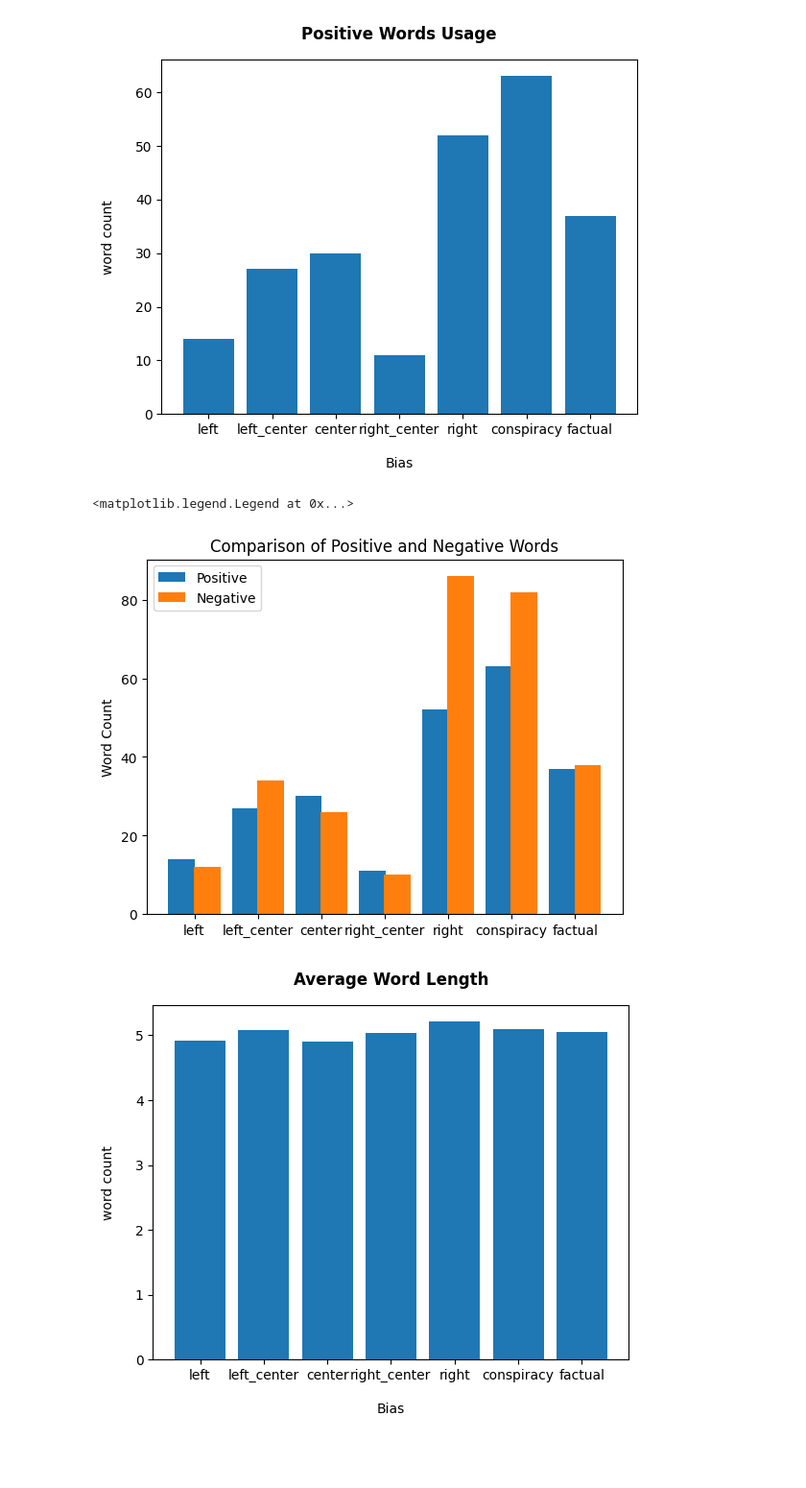
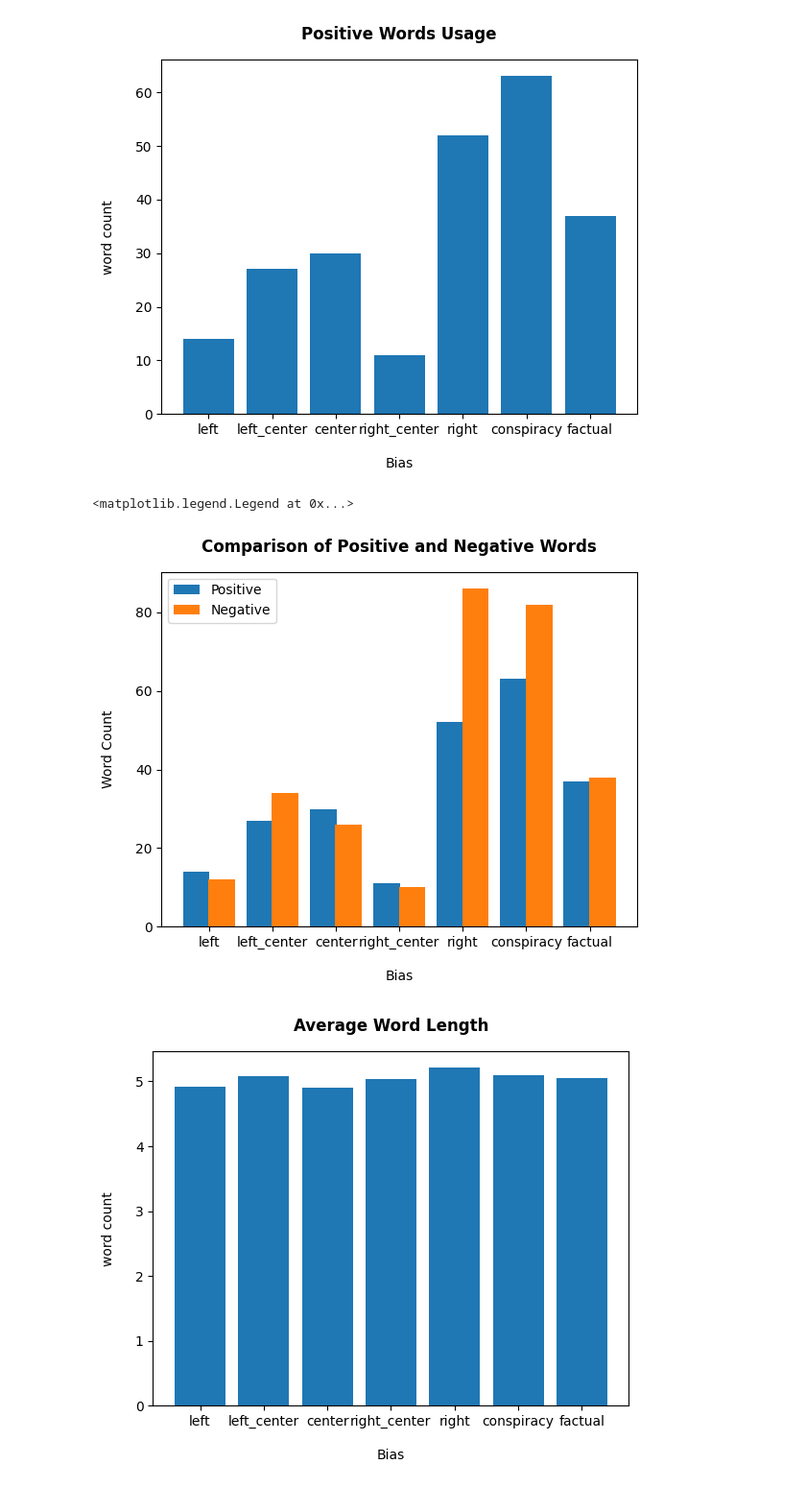
Before and after one commit to fdac20/NewsBias, a Jupyter notebook: newsBias.ipynb, the cells around one changed output. Shown at 96% size. Saved outputs shown, nothing was run; the diff lists cells and outputs as text; code cells hidden in the pictures; blank space fills up the shorter version.

Commit message:
minor graph fixes

```diff
--- a/newsBias.ipynb
+++ b/newsBias.ipynb
@@ -263,31 +247,32 @@ plt.show()
 # %%
 #postive and negative
 import matplotlib
 import matplotlib.pyplot as plt
 import numpy as np
 
 objects = ('left', 'left_center', 'center', 'right_center', 'right', 'conspiracy' , 'factual')
 y_pos = np.arange(len(objects))
 
 positive = [left[3], leftCenter[3], center[3], rightCenter[3], right[3], conspiracy[3], factual[3]]
 negative = [left[2], leftCenter[2], center[2], rightCenter[2], right[2], conspiracy[2], factual[2]]
 
 x = np.arange(len(objects))  # the label locations
 width = 0.4 # the width of the bars
 
 fig, ax = plt.subplots()
 rects1 = ax.bar(x - width/2, positive, width+0.02, label='Positive')
 rects2 = ax.bar(x + width/2, negative, width+0.02, label='Negative')
 
 # Add some text for labels, title and custom x-axis tick labels, etc.
-ax.set_ylabel('Word Count')
-ax.set_title('Comparison of Positive and Negative Words')
+ax.set_ylabel('Word Count', labelpad=15)
+plt.xlabel('Bias', labelpad=15)
+ax.set_title('Comparison of Positive and Negative Words', pad=15, weight = 'bold')
 ax.set_xticks(x)
 ax.set_xticklabels(objects)
 ax.legend()
 # %% [output]
 <matplotlib.legend.Legend at 0x...>
-[figure, old version]
+[figure, new version]
 # %%
 #average Word Length
 
```
Also changed, not shown: parts of 2 cells of this notebook.
